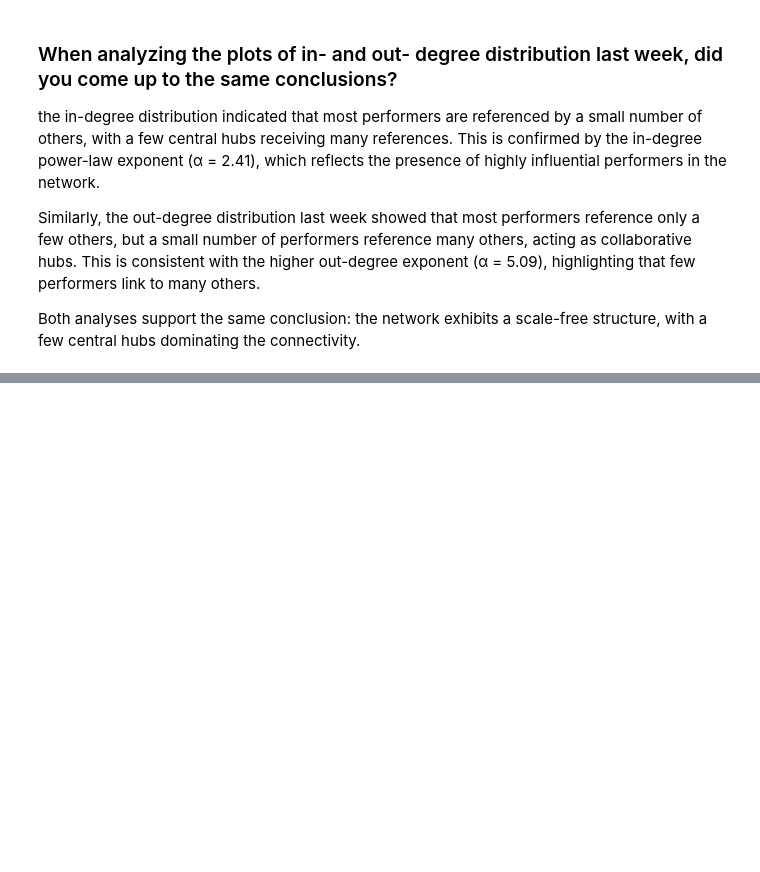
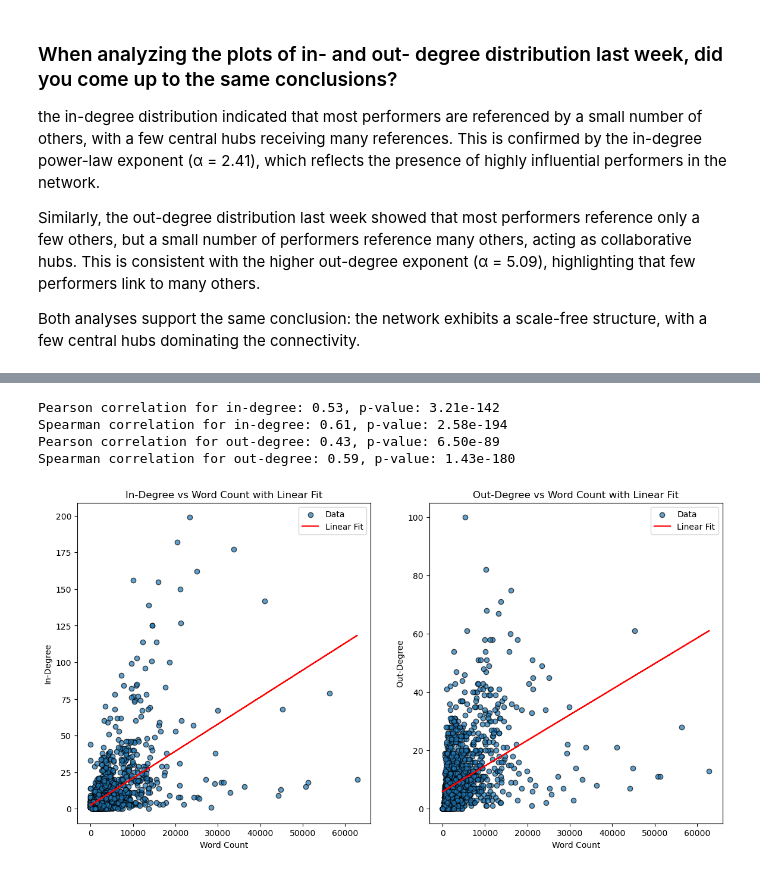
Before and after one commit to Ayafahim/social_graphs, a Jupyter notebook: Alec-jawa/week5/partB.ipynb, the cells around one changed output, grey strips where cells are left out. Saved outputs shown, nothing was run; the diff lists cells and outputs as text; code cells hidden in the pictures; blank space fills up the shorter version.

```diff
--- a/Alec-jawa/week5/partB.ipynb
+++ b/Alec-jawa/week5/partB.ipynb
@@ -141,0 +256,61 @@ Both analyses support the same conclusion: the network exhibits a scale-free str
+# %%
+from scipy.stats import spearmanr
+
+# Pearson correlation for in-degree and word_count
+pearson_in, p_val_in = pearsonr(word_count, in_degrees)
+spearman_in, sp_p_val_in = spearmanr(word_count, in_degrees)
+
+# Pearson correlation for out-degree and word_count
+pearson_out, p_val_out = pearsonr(word_count, out_degrees)
+spearman_out, sp_p_val_out = spearmanr(word_count, out_degrees)
+
+# Print the results for both in-degree and out-degree
+print(f"Pearson correlation for in-degree: {pearson_in:.2f}, p-value: {p_val_in:.2e}")
+print(f"Spearman correlation for in-degree: {spearman_in:.2f}, p-value: {sp_p_val_in:.2e}")
+print(f"Pearson correlation for out-degree: {pearson_out:.2f}, p-value: {p_val_out:.2e}")
+print(f"Spearman correlation for out-degree: {spearman_out:.2f}, p-value: {sp_p_val_out:.2e}")
+# %% [output]
+Pearson correlation for in-degree: 0.53, p-value: 3.21e-142
+Spearman correlation for in-degree: 0.61, p-value: 2.58e-194
+Pearson correlation for out-degree: 0.43, p-value: 6.50e-89
+Spearman correlation for out-degree: 0.59, p-value: 1.43e-180
+# %%
+from numpy.polynomial.polynomial import Polynomial
+from sklearn.linear_model import LinearRegression
+
+# Fit linear regression model for in-degree
+X_in = np.array(word_count).reshape(-1, 1)
+y_in = np.array(in_degrees)
+reg_in = LinearRegression().fit(X_in, y_in)
+y_in_pred = reg_in.predict(X_in)
+
+# Fit linear regression model for out-degree
+X_out = np.array(word_count).reshape(-1, 1)
+y_out = np.array(out_degrees)
+reg_out = LinearRegression().fit(X_out, y_out)
+y_out_pred = reg_out.predict(X_out)
+
+# Plot both in-degree and out-degree relationships
+plt.figure(figsize=(14, 7))
+
+# In-degree plot
+plt.subplot(1, 2, 1)
+plt.scatter(word_count, in_degrees, alpha=0.7, edgecolor='k', label="Data")
+plt.plot(word_count, y_in_pred, color='red', label="Linear Fit")
+plt.xlabel('Word Count')
+plt.ylabel('In-Degree')
+plt.title('In-Degree vs Word Count with Linear Fit')
+plt.legend()
+
+# Out-degree plot
+plt.subplot(1, 2, 2)
+plt.scatter(word_count, out_degrees, alpha=0.7, edgecolor='k', label="Data")
+plt.plot(word_count, y_out_pred, color='red', label="Linear Fit")
+plt.xlabel('Word Count')
+plt.ylabel('Out-Degree')
+plt.title('Out-Degree vs Word Count with Linear Fit')
+plt.legend()
+
+plt.show()
+# %% [output]
+[figure, added]
```
Also changed, not shown: parts of 22 cells of this notebook.
